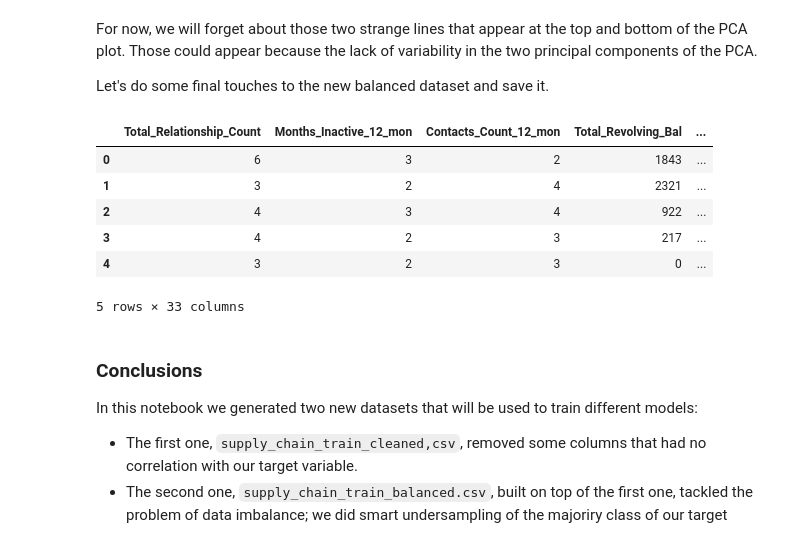
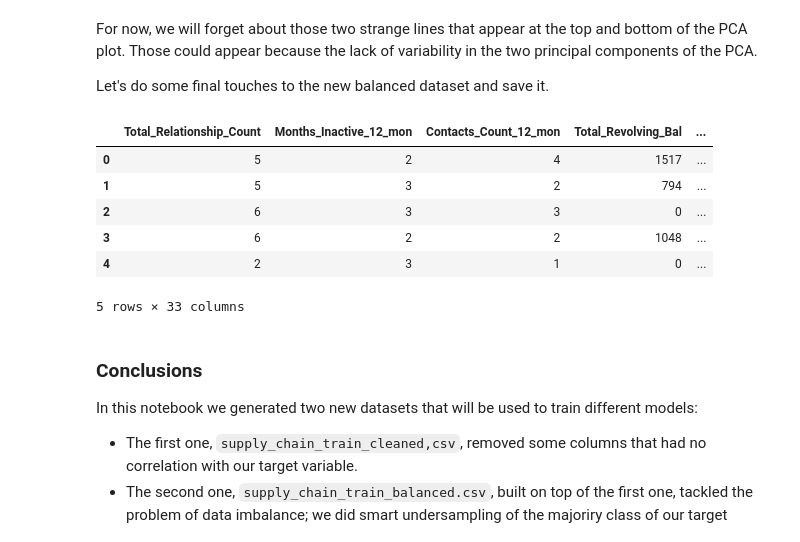
Before and after one commit to GerardCB/nuwe-ds-challenge, a Jupyter notebook: scripts/data_exploration.ipynb, the cells around one changed output. Drawn from its saved outputs; the diff is of its cells as text; code cells hidden in the pictures.

```diff
--- a/scripts/data_exploration.ipynb
+++ b/scripts/data_exploration.ipynb
@@ -7,8 +9,8 @@ import pandas as pd
 from matplotlib import pyplot as plt
 # %%
 # Read the dataset
-train_data = pd.read_csv('../data/supply_chain_train.csv', index_col='train_idx')
-test_data = pd.read_csv('../data/supply_chain_test.csv', index_col='test_idx')
+train_data = pd.read_csv('../data/supply_chain_train_raw.csv', index_col='train_idx')
+test_data = pd.read_csv('../data/supply_chain_test_raw.csv', index_col='test_idx')
 # %%
 print('Train data shape: ', train_data.shape)
 print('Test data shape: ', test_data.shape)
@@ -308,22 +293,21 @@ We found them!
 Notice how Clusters 1 and 3 have a very low (or null) percentage of leaving customers. This means that with only a few examples on those clusters the model will be able to predict the correct label. This allows us to do undersmapling of data points on those regions for the most common class, which will lead to a more balanced dataset. Let's do this:
 # %%
 # Undersample the Attrition_Flag 1 class to balance the dataset
+resampled_df = pca_df.copy()
 
-resampled_df  = pca_df.copy()
-
-# On the cluster 1, we can get rid of 95% of the customers that left
+# On the cluster 1, we can get rid of 90% of the customers that left
 resampled_df = resampled_df.drop(
     resampled_df[
         (resampled_df['Cluster'] == 1) &
         (resampled_df['Attrition_Flag'] == 1)
-    ].sample(frac=0.98).index
+    ].sample(frac=0.90).index
 )
 
-# On cluster 3, we want to have nearly the same number of customers that left and that stayed
+# On cluster 3, we want to have a close number of customers that left and that stayed
 percentage_of_rows_to_keep = (
     len(resampled_df[(resampled_df['Cluster'] == 3) & (resampled_df['Attrition_Flag'] == 0)]) /
     len(resampled_df[(resampled_df['Cluster'] == 3) & (resampled_df['Attrition_Flag'] == 1)])
-)+0.005
+)+0.05
 resampled_df = resampled_df.drop(
     resampled_df[
         (resampled_df['Cluster'] == 3) &
@@ -385,9 +372,9 @@ from imblearn.over_sampling import SMOTE
 from imblearn.under_sampling import RandomUnderSampler
 from imblearn.pipeline import Pipeline
 
-# Balance cluster 2
-smote = SMOTE(sampling_strategy={0: 1550}, random_state=42)  # Oversample the Attrition_Flag 0 class
-undersample = RandomUnderSampler(sampling_strategy={1: 1600}, random_state=42)  # Undersample the Attrition_Flag 1 class
+# Balance cluster 2 (add 150 new customers that left and remove 150 customers that stayed)
+smote = SMOTE(sampling_strategy={0: 1200}, random_state=42)  # Oversample the Attrition_Flag 0 class
+undersample = RandomUnderSampler(sampling_strategy={1: 2000}, random_state=42)  # Undersample the Attrition_Flag 1 class
 pipeline = Pipeline([('smote', smote), ('undersample', undersample)])
 
 # Apply the pipeline to the dataset, only on the cluster 2
@@ -400,8 +387,8 @@ resampled_c2_df = pd.concat([X_resampled, y_resampled], axis=1)
 resampled_c2_df['Cluster'] = 2
 # %%
 # Balance the cluster 0
-smote = SMOTE(sampling_strategy={0: 250}, random_state=42)
-undersample = RandomUnderSampler(sampling_strategy={1: 300}, random_state=42)
+smote = SMOTE(sampling_strategy={0: 200}, random_state=42)
+undersample = RandomUnderSampler(sampling_strategy={1: 350}, random_state=42)
 pipeline = Pipeline([('smote', smote), ('undersample', undersample)])
 
 X = resampled_df[resampled_df['Cluster'] == 0].drop(['Attrition_Flag', 'Cluster'], axis=1)
@@ -464,26 +459,26 @@ Let's do some final touches to the new balanced dataset and save it.
 # %%
 # Remove the PCA and cluster columns
 resampled_v2_df = resampled_v2_df.drop(['PCA 1', 'PCA 2', 'Cluster'], axis=1)
 
 # Move the Attrition_Flag column to the end
 cols = list(resampled_v2_df.columns.values)
 cols.pop(cols.index('Attrition_Flag'))
 resampled_v2_df = resampled_v2_df[cols+['Attrition_Flag']]
 
 # Shuffle the dataset
 resampled_v2_df = resampled_v2_df.sample(frac=1, random_state=42).reset_index(drop=True)
 
 # Save the balanced dataset
-resampled_v2_df.to_csv('../data/supply_chain_train_balanced.csv', index=False)
+resampled_v2_df.to_csv('../data/supply_chain_train_balanced.csv')
 
 resampled_v2_df.head()
 # %% [output]
 |  | Total_Relationship_Count | Months_Inactive_12_mon | Contacts_Count_12_mon | Total_Revolving_Bal | ... |
-| 0 | 6 | 3 | 2 | 1843 | ... |
-| 1 | 3 | 2 | 4 | 2321 | ... |
-| 2 | 4 | 3 | 4 | 922 | ... |
-| 3 | 4 | 2 | 3 | 217 | ... |
-| 4 | 3 | 2 | 3 | 0 | ... |
+| 0 | 5 | 2 | 4 | 1517 | ... |
+| 1 | 5 | 3 | 2 | 794 | ... |
+| 2 | 6 | 3 | 3 | 0 | ... |
+| 3 | 6 | 2 | 2 | 1048 | ... |
+| 4 | 2 | 3 | 1 | 0 | ... |
 5 rows × 33 columns
 # %% [markdown]
 ### Conclusions
```
Also changed, not shown: parts of 10 cells of this notebook, 18 other files.
